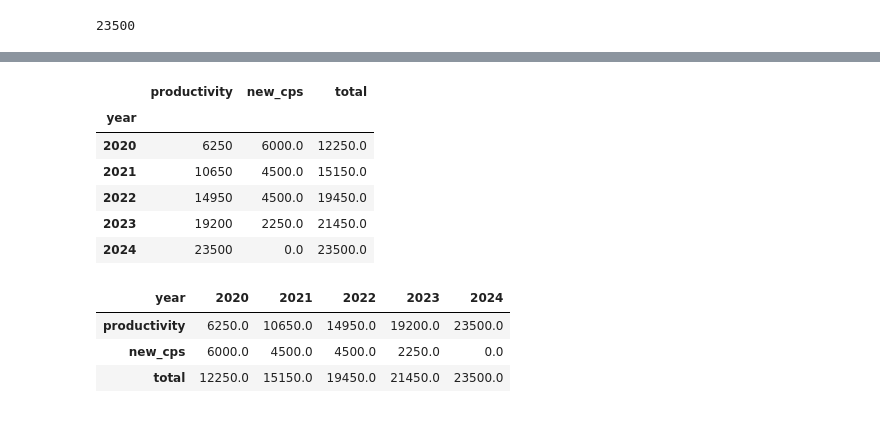
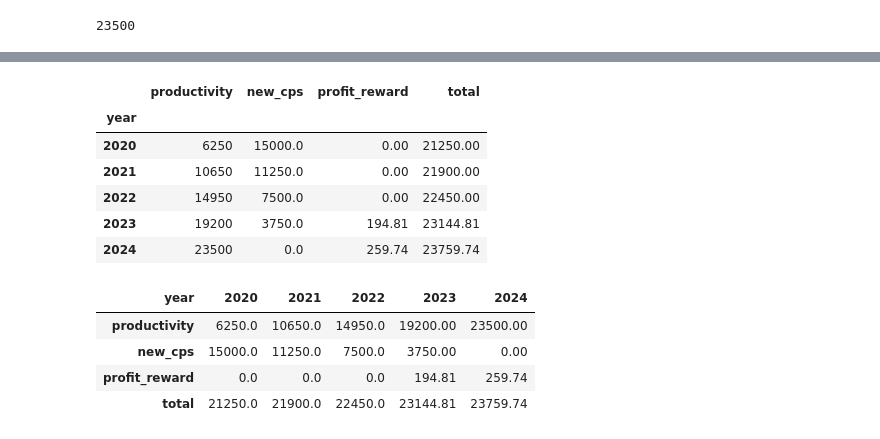
Before and after one commit to sachwarah/CBA, a Jupyter notebook: calculator.ipynb, the cells around one changed output, grey strips where cells are left out. Saved outputs shown, nothing was run; the diff lists cells and outputs as text; code cells hidden in the pictures.

```diff
--- a/calculator.ipynb
+++ b/calculator.ipynb
@@ -69,6 +120,13 @@ cps = {
     2023: 9000,
     2024: 9000,
 }
+senior_cps = {
+    2020: 15000,
+    2021: 15000,
+    2022: 15000,
+    2023: 15000,
+    2024: 15000
+}
 cps_factor ={
     2020: 1.0,
     2021: 0.75,
@@ -81,13 +139,15 @@ value_of_hours(350, 2024)
 # %% [output]
 23500
 # %%
-hours = 350
-comparison = pd.DataFrame()
-comparison['year'] = years
-comparison['productivity'] = comparison.year.apply(lambda year : value_of_hours(hours, year) )
-comparison['cps'] = cps.values()
-comparison['factor'] = cps_factor.values()
-comparison['new_cps'] = comparison.cps * comparison.factor
-comparison.drop(columns=['cps', 'factor'], inplace=True)
-comparison.set_index('year', inplace=True)
-comparison
+cba_2020 = pd.DataFrame()
+cba_2020['year'] = years
+cba_2020['productivity'] = cba_2020.year.apply(lambda year : value_of_hours(hours, year) )
+cba_2020['cps'] = senior_cps.values()
+cba_2020['factor'] = cps_factor.values()
+cba_2020['new_cps'] = cba_2020.cps * cba_2020.factor
+cba_2020['profit_reward'] = cba_2020.year.apply(
+    lambda year : value_of_profit_to_crewmember( profit_in_millions=profit[year], cba=2020 )
+)
+cba_2020.drop(columns=['cps', 'factor'], inplace=True)
+cba_2020.set_index('year', inplace=True)
+cba_2020 = cba_2020.round(2)
@@ -102,20 +154,21 @@ comparison
 # %%
-comparison['total'] = comparison.sum(axis=1)
-comparison
+cba_2020['total'] = cba_2020.sum(axis=1)
+cba_2020
 # %% [output]
-|  | productivity | new_cps | total |
-| year |  |  |  |
-| 2020 | 6250 | 6000.0 | 12250.0 |
-| 2021 | 10650 | 4500.0 | 15150.0 |
-| 2022 | 14950 | 4500.0 | 19450.0 |
-| 2023 | 19200 | 2250.0 | 21450.0 |
-| 2024 | 23500 | 0.0 | 23500.0 |
+|  | productivity | new_cps | profit_reward | total |
+| year |  |  |  |  |
+| 2020 | 6250 | 15000.0 | 0.00 | 21250.00 |
+| 2021 | 10650 | 11250.0 | 0.00 | 21900.00 |
+| 2022 | 14950 | 7500.0 | 0.00 | 22450.00 |
+| 2023 | 19200 | 3750.0 | 194.81 | 23144.81 |
+| 2024 | 23500 | 0.0 | 259.74 | 23759.74 |
-# %%
-comparison_t = comparison.transpose()
-totals = comparison_t
-totals
-# %% [output]
-| year | 2020 | 2021 | 2022 | 2023 | 2024 |
-| productivity | 6250.0 | 10650.0 | 14950.0 | 19200.0 | 23500.0 |
-| new_cps | 6000.0 | 4500.0 | 4500.0 | 2250.0 | 0.0 |
-| total | 12250.0 | 15150.0 | 19450.0 | 21450.0 | 23500.0 |
+# %%
+cba_2020_t = cba_2020.transpose()
+
+cba_2020_t
+# %% [output]
+| year | 2020 | 2021 | 2022 | 2023 | 2024 |
+| productivity | 6250.0 | 10650.0 | 14950.0 | 19200.00 | 23500.00 |
+| new_cps | 15000.0 | 11250.0 | 7500.0 | 3750.00 | 0.00 |
+| profit_reward | 0.0 | 0.0 | 0.0 | 194.81 | 259.74 |
+| total | 21250.0 | 21900.0 | 22450.0 | 23144.81 | 23759.74 |
```
Also changed, not shown: parts of 17 cells of this notebook, 1 other file.
